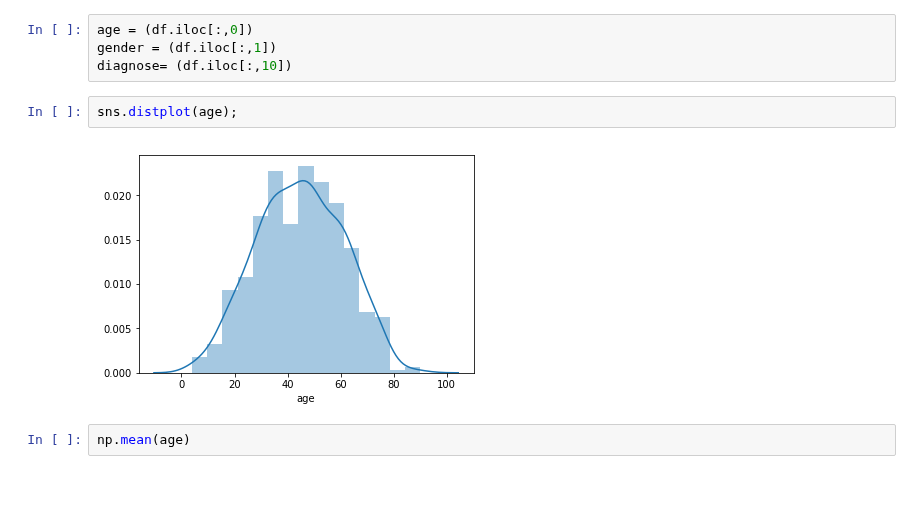
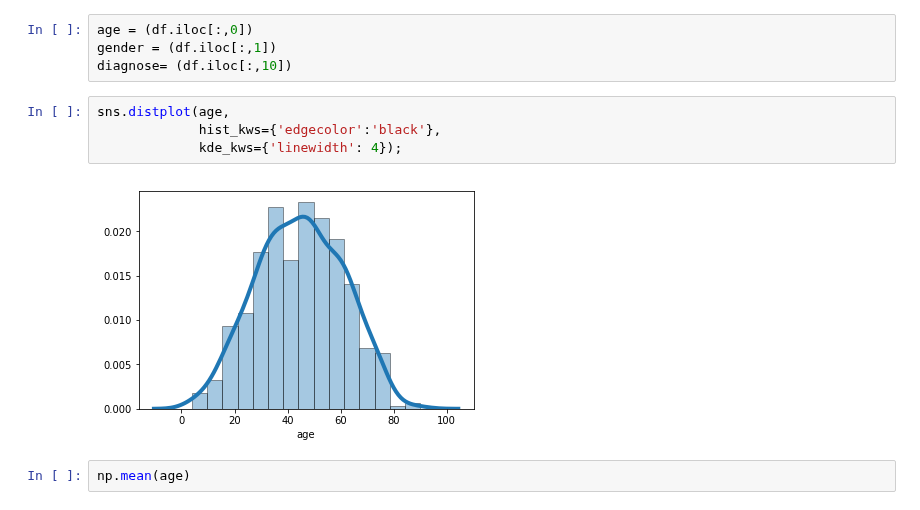
Before and after one commit to MarionMcG/python-fundamentals-project, a Jupyter notebook: project.ipynb, the cells around one changed output. Saved outputs shown, nothing was run; the diff lists cells and outputs as text.

```diff
--- a/project.ipynb
+++ b/project.ipynb
@@ -30,9 +30,11 @@ age = (df.iloc[:,0])
 gender = (df.iloc[:,1])
 diagnose= (df.iloc[:,10])
 # %%
-sns.distplot(age);
+sns.distplot(age,
+             hist_kws={'edgecolor':'black'},
+             kde_kws={'linewidth': 4});
 # %% [output]
-[figure, old version]
+[figure, new version]
 # %%
 np.mean(age)
 # %% [output]
```
Also changed, not shown: parts of 4 cells of this notebook.
